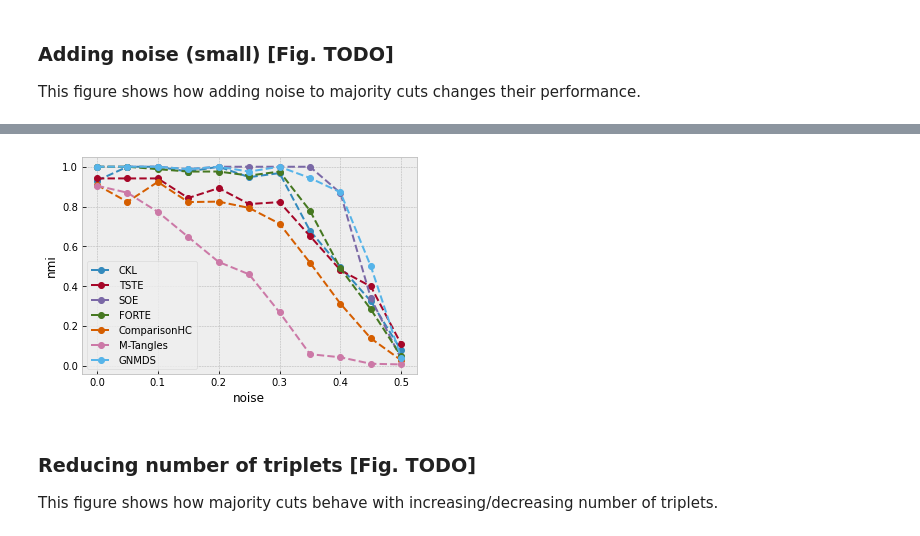
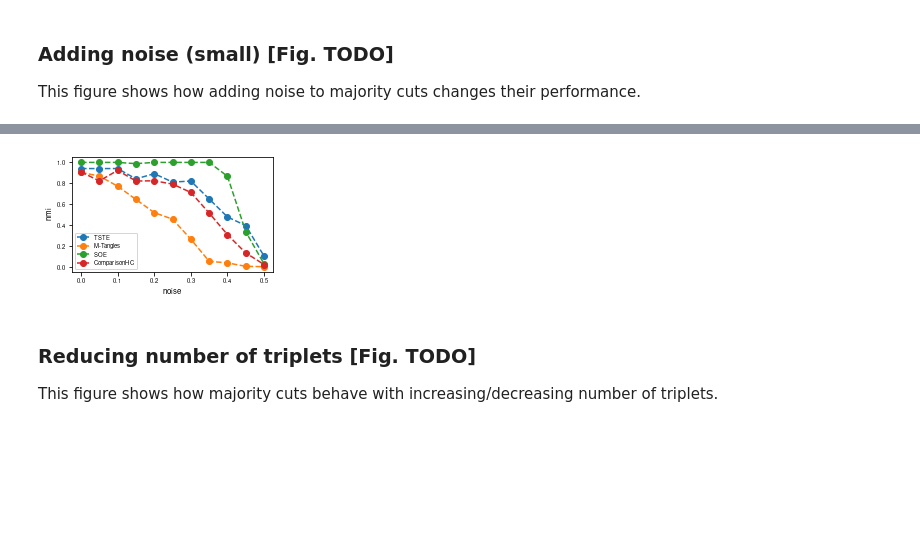
Before and after one commit to Conzel/clustering-triplets-with-tangles, a Jupyter notebook: thesis_simulations.ipynb, the cells around one changed output, grey strips where cells are left out. Drawn from its saved outputs; the diff is of its cells as text; code cells hidden in the pictures; blank space fills up the shorter version.

```diff
--- a/thesis_simulations.ipynb
+++ b/thesis_simulations.ipynb
@@ -2,29 +2,34 @@
 # Thesis Simulations
 This notebook contains the code that creates all figures for the simulation and visualizations of the thesis.
 # %%
-from thesis import Dataset
+from datasets import Dataset
 from cblearn.datasets import make_all_triplets
 from estimators import LandmarkTangles
-from plotting import AltairPlotter, ThesisPlotter
+from plotting import AltairPlotter, ThesisPlotter, save_all
 from altair_saver import save
 from sklearn.cluster import KMeans
 from questionnaire import Questionnaire
-from thesis import ClusteringEvaluationSuite, DataCache
+from thesis import ClusteringEvaluationSuite, DataCache, eval_hierarchical
 from triplets import subsample_triplets, unify_triplet_order, triplets_to_majority_neighbour_cuts
 from cblearn.embedding import SOE
 from pathlib import Path
 import matplotlib.pyplot as plt
 import numpy as np
-import altair as alt
-import os
-plt.style.use('bmh')
+import pandas as pd
+from tueplots import bundles
+from hierarchies import BinaryHierarchyTree
+#plt.style.use('bmh')
+plt.rcParams.update(bundles.icml2022())
+
 RESULTS_FOLDER = 'results'
 INITIAL_SEED = 1
 N_RUNS = 5
 USED_EMBEDDERS = ["SOE", "CKL", "GNMDS", "FORTE", "TSTE"]
+METHODS_PLOTTED = ["M-Tangles", "SOE", "TSTE", "L-Tangles", "ComparisonHC"]
+
 verbose=True
 ap = AltairPlotter()
-tp = ThesisPlotter(Path(RESULTS_FOLDER))
+tp = ThesisPlotter(Path(RESULTS_FOLDER), set(METHODS_PLOTTED))
 force_rerun = False
 # %load_ext autoreload
 # %autoreload 2
@@ -107,7 +103,8 @@ noise: 0.5, num_triplets: 20000
 # %%
 tp.line(cache.data, x="noise", y="nmi")
+tp.save(exp_name)
 # %% [output]
-[figure, old version]
+[figure, new version]
 # %% [markdown]
 ### Reducing number of triplets [Fig. TODO]
 This figure shows how majority cuts behave with increasing/decreasing number of triplets.
```
Also changed, not shown: parts of 22 cells of this notebook, 3 other files.
